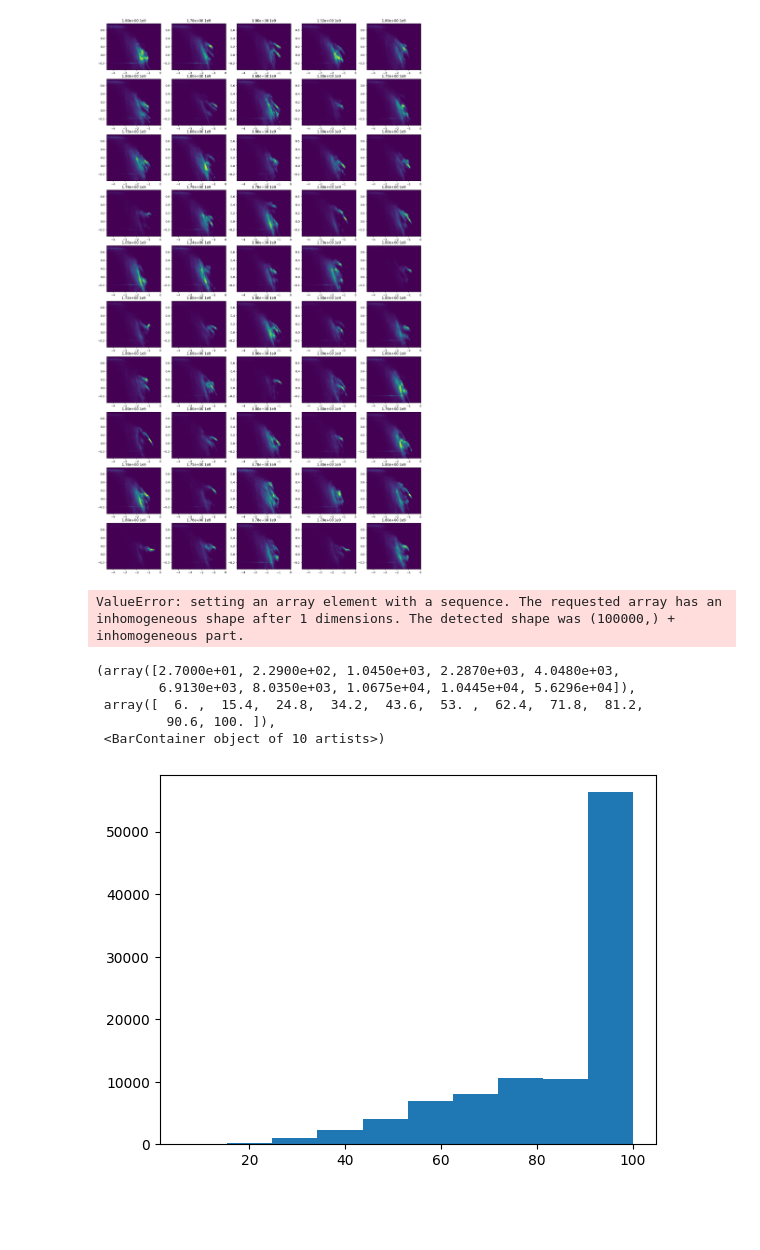
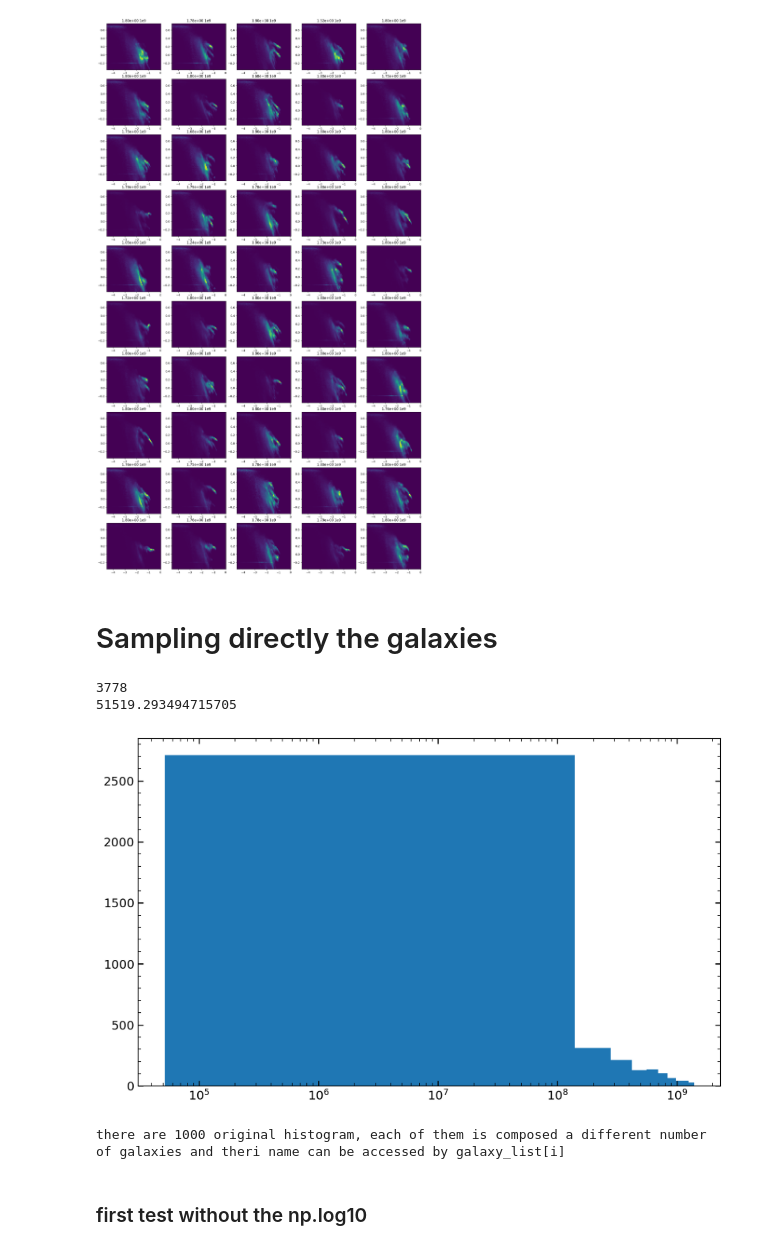
Before and after one commit to vepe99/CASBI, a Jupyter notebook: notebooks/test.ipynb, the cells around one changed output. Saved outputs shown, nothing was run; the diff lists cells and outputs as text; code cells hidden in the pictures; blank space fills up the shorter version.

```diff
--- a/notebooks/test.ipynb
+++ b/notebooks/test.ipynb
@@ -1,8 +1,24 @@
 # %%
 import numpy as np
 import matplotlib.pyplot as plt
+import matplotlib.pyplot as plt
+import matplotlib as mpl
+import matplotlib.colors as mcolors
+mpl.style.use('./paper.mcstyle')
+
 import pandas as pd
 from sklearn.neighbors import NearestNeighbors
 
 from multiprocessing import cpu_count
 from multiprocessing import Pool
+
+
+import torch
+import torch.nn as nn
+
+import ili
+from ili.dataloaders import NumpyLoader
+from ili.inference import InferenceRunner
+from ili.validation.metrics import PosteriorCoverage, PlotSinglePosterior
+
+import CASBI
@@ -338,4 +356,32 @@ for i, hist in enumerate(hist_list):
     ax.set_title(f'{np.sum(sim_mass_list[i])/1e9:.2e} 1e9')
 # %% [output]
 [figure]
+# %% [markdown]
+# Sampling directly the galaxies
+# %%
+data = pd.read_parquet('/export/data/vgiusepp/data/full_dataframe/dataframe/dataframe.parquet')
+data['star_log10mass'] = 10**data['star_log10mass']
+data_mass = data['star_log10mass'].drop_duplicates()
+data_mass = data_mass[data_mass<1.4*1e9]
+print(len(data_mass))
+print(data_mass.min())
+plt.hist(data_mass)
+plt.xscale('log')
+
+m_min, m_max = data_mass.min(), data_mass.max()
+alpha = 1.25
+def pdf(m, alpha):
+    norm_const = (m_max**(1-alpha) - m_min**(1-alpha))/(1-alpha)
+    return (1/norm_const)* m**(-alpha)
+def cdf(m, alpha):
+    norm_const = (m_max**(1-alpha) - m_min**(1-alpha))/(1-alpha)
+    return (1/norm_const)* (1/(1-alpha)) * (m**(1-alpha) - m_min**(1-alpha))
+
+def inverse_cdf(y, alpha):
+    norm_const = (m_max**(1-alpha) - m_min**(1-alpha))/(1-alpha)
+    return (y*norm_const*(1-alpha) + m_min**(1-alpha))**(1/(1-alpha))
+# %% [output]
+3778
+51519.293494715705
+[figure, added]
 # %%
@@ -405,14 +490,4 @@ hist_list, sim_mass_list = zip(*result)
-# %%
-np.array([s for s in sim_mass_list])
-# %% [output]
-ValueError: setting an array element with a sequence. The requested array has an inhomogeneous shape after 1 dimensions. The detected shape was (100000,) + inhomogeneous part.
-# %%
-lenght = [len(s) for s in sim_mass_list]
-plt.hist(lenght)
-# %% [output]
-(array([2.7000e+01, 2.2900e+02, 1.0450e+03, 2.2870e+03, 4.0480e+03,
-        6.9130e+03, 8.0350e+03, 1.0675e+04, 1.0445e+04, 5.6296e+04]),
- array([  6. ,  15.4,  24.8,  34.2,  43.6,  53. ,  62.4,  71.8,  81.2,
-         90.6, 100. ]),
- <BarContainer object of 10 artists>)
-[figure, removed]
+# %%
+print(f'there are {len(galaxy_list)} original histogram, each of them is composed a different number of galaxies and theri name can be accessed by galaxy_list[i] ')
+# %% [output]
+there are 1000 original histogram, each of them is composed a different number of galaxies and theri name can be accessed by galaxy_list[i]
@@ -418,0 +567,2 @@ plt.hist(lenght)
+# %% [markdown]
+### first test without the np.log10
```
Also changed, not shown: parts of 16 cells of this notebook.
